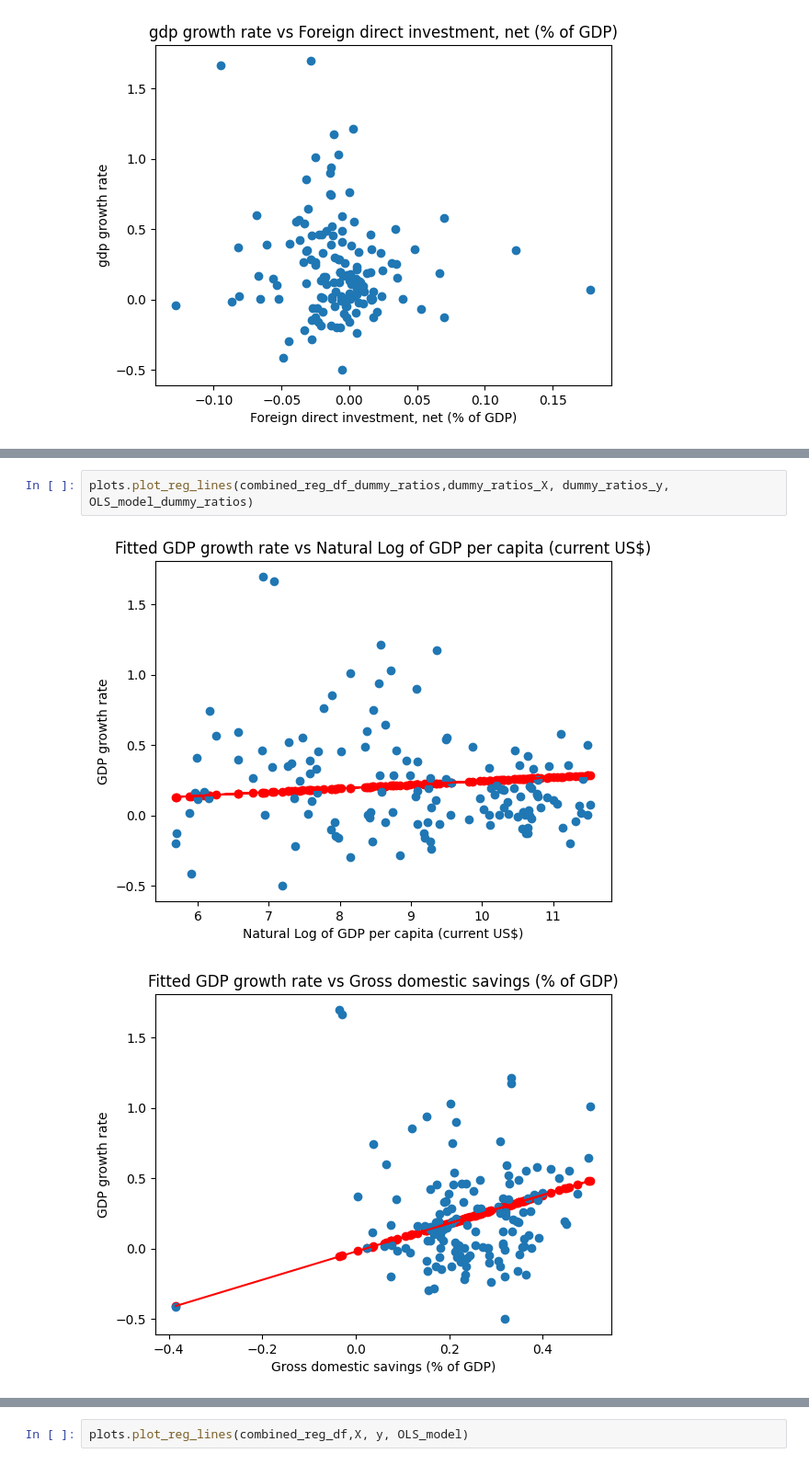
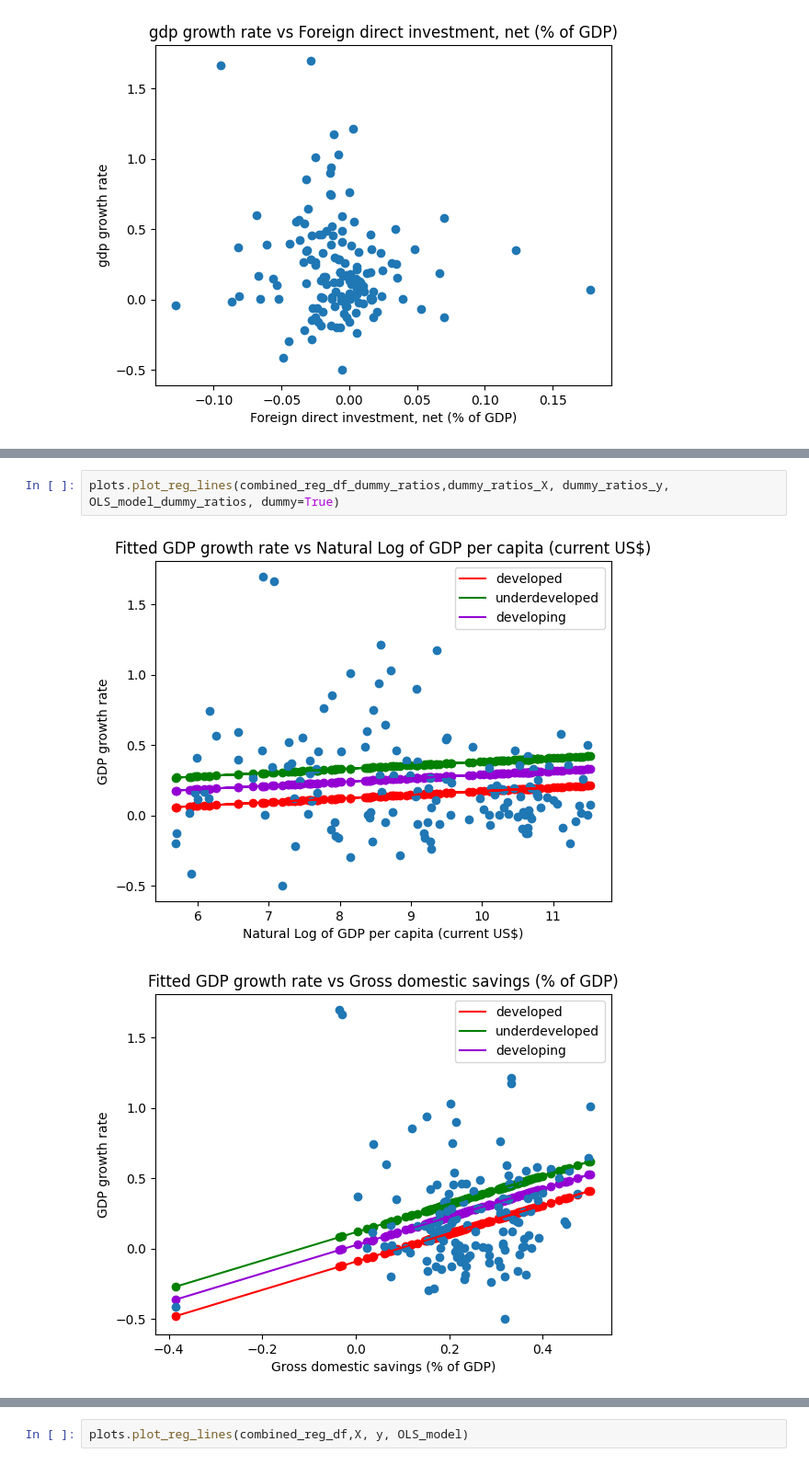
Before and after one commit to adityapentyala/egd-assignment, a Jupyter notebook: combined_regression.ipynb, the cells around one changed output, grey strips where cells are left out. Shown at 92% size. Cells and saved outputs as stored; diff of their text form.

Commit message:
added dummy variable plots

```diff
--- a/combined_regression.ipynb
+++ b/combined_regression.ipynb
@@ -161,7 +161,7 @@ Notes:
 [2] The condition number is large, 8.3e+09. This might indicate that there are
 strong multicollinearity or other numerical problems.
 # %%
-plots.plot_reg_lines(combined_reg_df_dummy_ratios,dummy_ratios_X, dummy_ratios_y, OLS_model_dummy_ratios)
+plots.plot_reg_lines(combined_reg_df_dummy_ratios,dummy_ratios_X, dummy_ratios_y, OLS_model_dummy_ratios, dummy=True)
 # %% [output]
-[figure, old version]
+[figure, new version]
-[figure, old version]
+[figure, new version]
```
Also changed, not shown: parts of 9 cells of this notebook, 1 other file.
